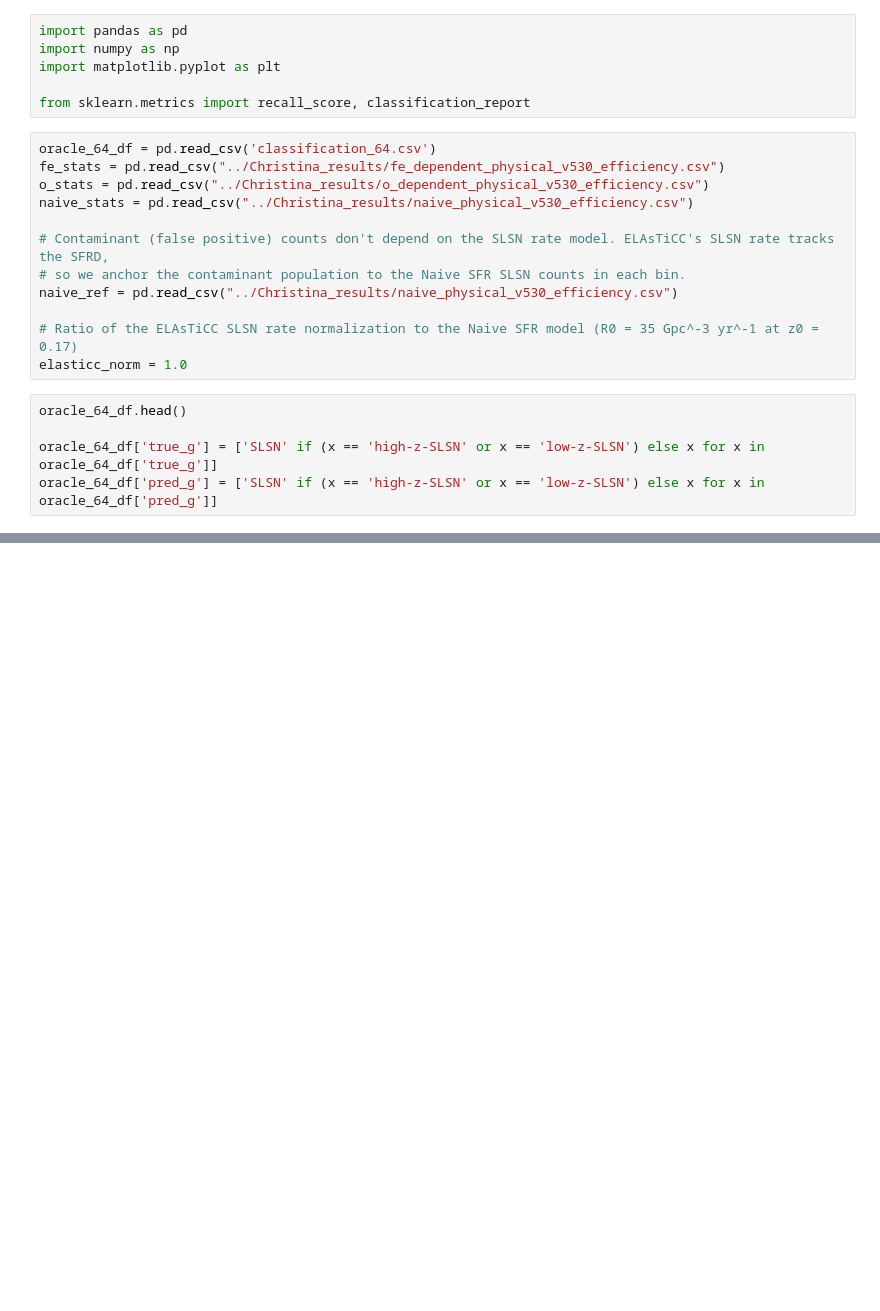
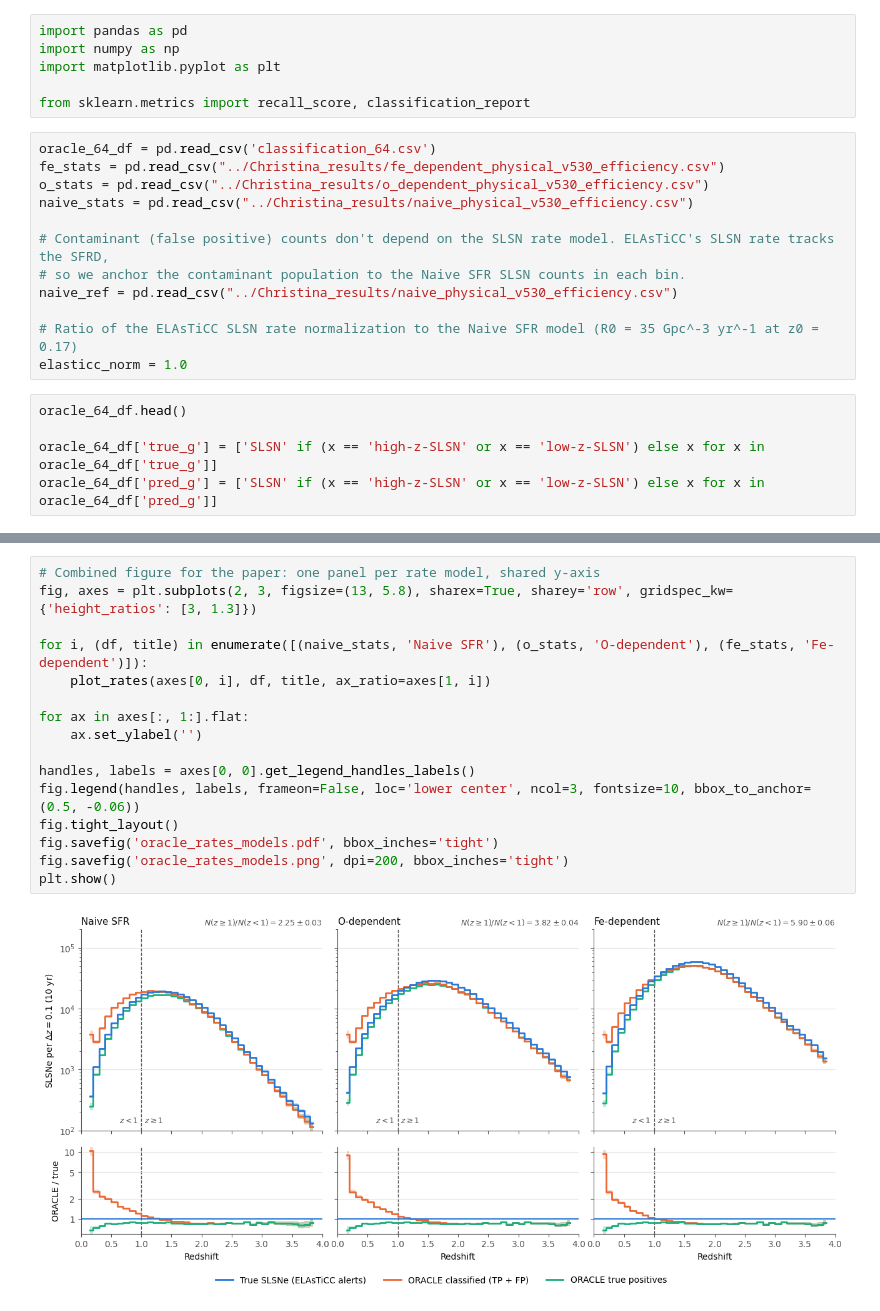
Before and after one commit to dev-ved30/Oracle, a Jupyter notebook: notebooks/Oracle+Rates.ipynb, the cells around one changed output, grey strips where cells are left out. Cells and saved outputs as stored; diff of their text form; blank space fills up the shorter version.

Commit message:
updated plotting code

```diff
--- a/notebooks/Oracle+Rates.ipynb
+++ b/notebooks/Oracle+Rates.ipynb
@@ -263,0 +297,18 @@ Ratio (high/low): 2.2541 ± 0.0089 (Poisson) ± 0.0257 (classifier) = ± 0.0272
+# %%
+# Combined figure for the paper: one panel per rate model, shared y-axis
+fig, axes = plt.subplots(2, 3, figsize=(13, 5.8), sharex=True, sharey='row', gridspec_kw={'height_ratios': [3, 1.3]})
+
+for i, (df, title) in enumerate([(naive_stats, 'Naive SFR'), (o_stats, 'O-dependent'), (fe_stats, 'Fe-dependent')]):
+    plot_rates(axes[0, i], df, title, ax_ratio=axes[1, i])
+
+for ax in axes[:, 1:].flat:
+    ax.set_ylabel('')
+
+handles, labels = axes[0, 0].get_legend_handles_labels()
+fig.legend(handles, labels, frameon=False, loc='lower center', ncol=3, fontsize=10, bbox_to_anchor=(0.5, -0.06))
+fig.tight_layout()
+fig.savefig('oracle_rates_models.pdf', bbox_inches='tight')
+fig.savefig('oracle_rates_models.png', dpi=200, bbox_inches='tight')
+plt.show()
+# %% [output]
+[figure, added]
```
Also changed, not shown: parts of 4 cells of this notebook.
